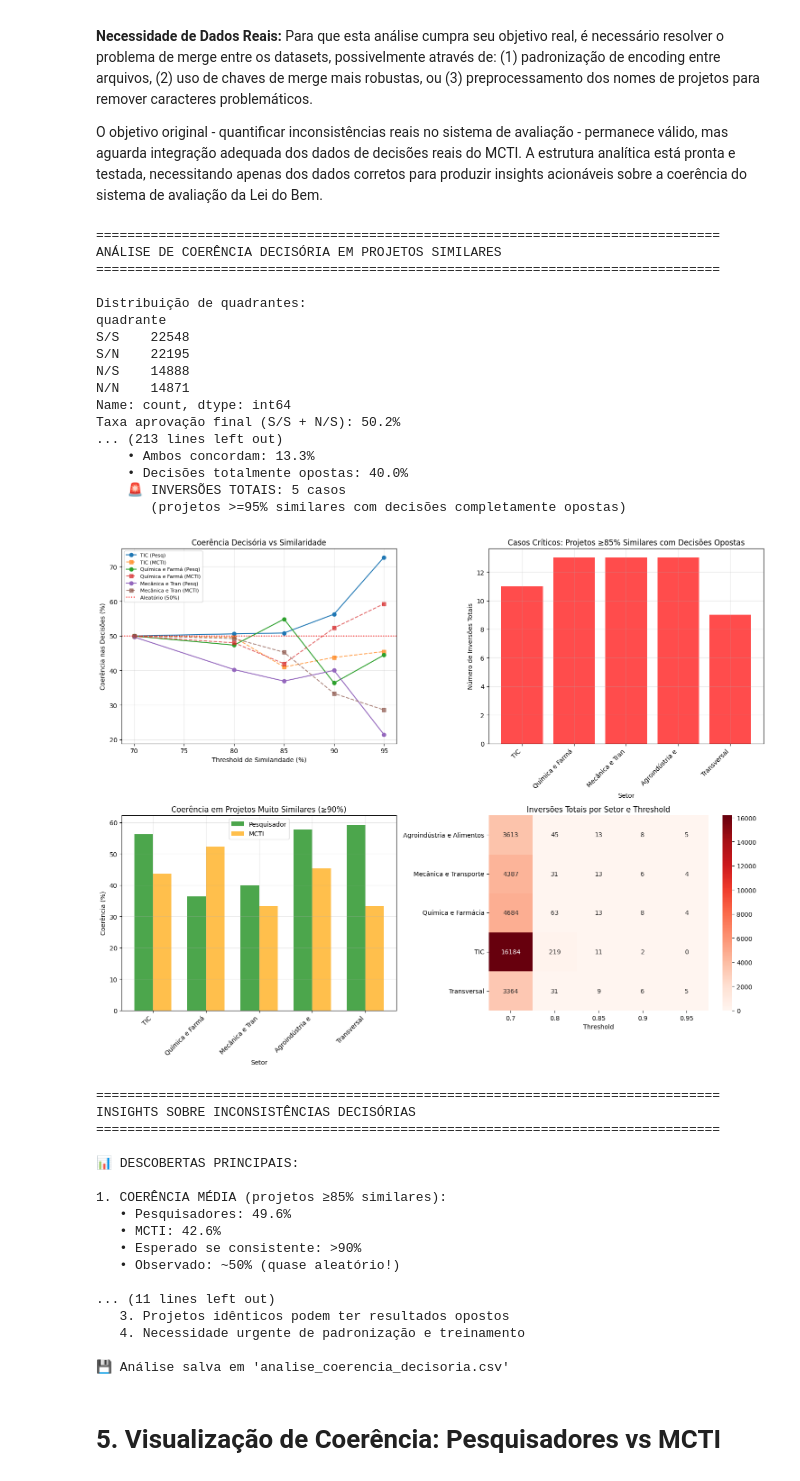
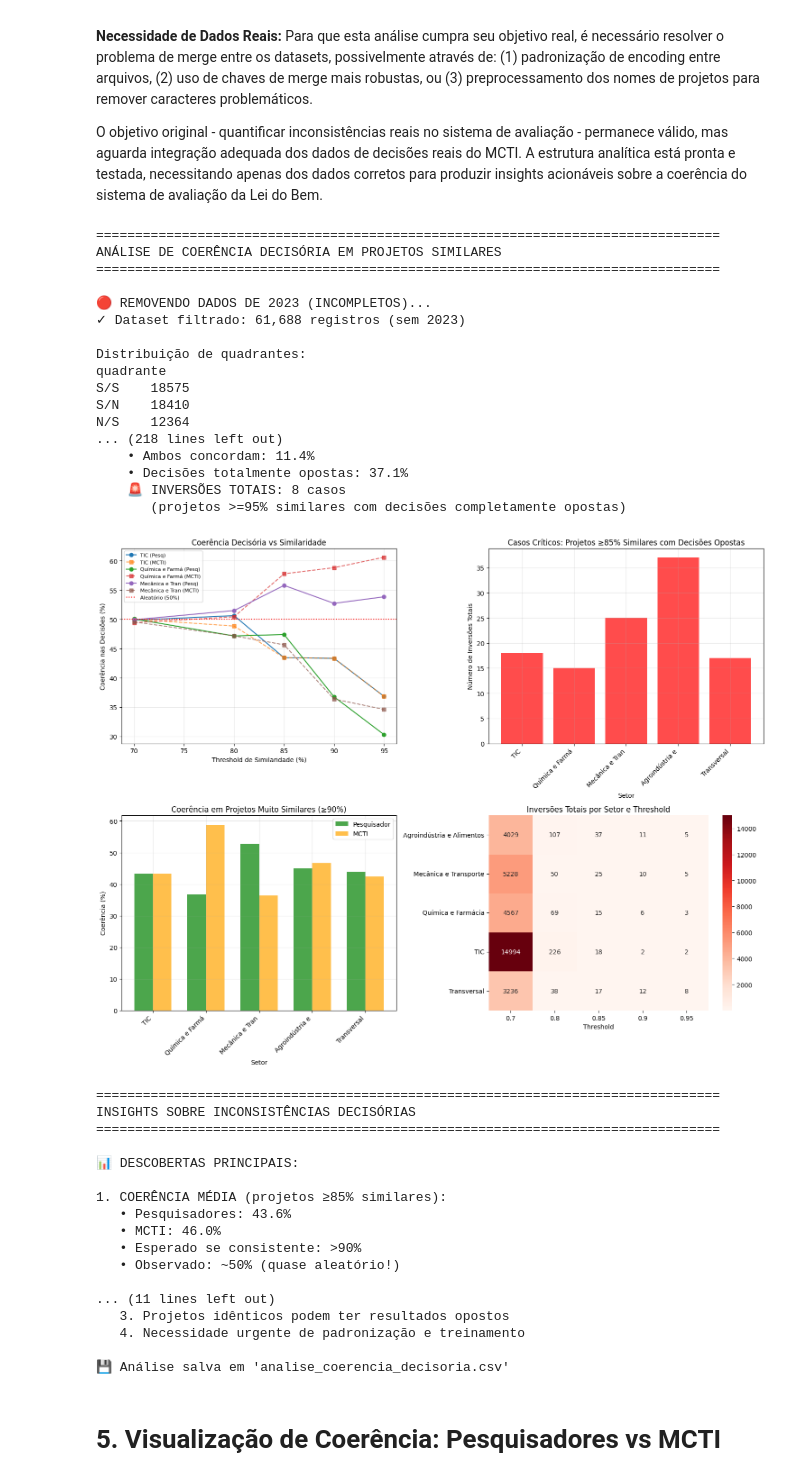
Before and after one commit to leomcamilo/report_good-law_ai, a Jupyter notebook: 7_analise_similaridade_ML.ipynb, the cells around one changed output. Saved outputs shown, nothing was run; the diff lists cells and outputs as text; code cells hidden in the pictures.

```diff
--- a/7_analise_similaridade_ML.ipynb
+++ b/7_analise_similaridade_ML.ipynb
@@ -77,6 +77,35 @@ print("="*80)
 print(f"Total de registros: {len(df):,}")
 print(f"Total de colunas: {df.shape[1]}")
 
+# ============================================================
+# FILTRO CRÍTICO: REMOVER DADOS DE 2023 (DADOS INCOMPLETOS)
+# ============================================================
+print("\n" + "="*80)
+print("APLICANDO FILTRO CRÍTICO - REMOVENDO 2023")
+print("="*80)
+
+# Verificar distribuição antes do filtro
+if 'ano_referencia' in df.columns:
+    print(f"Registros por ano ANTES do filtro:")
+    print(df['ano_referencia'].value_counts().sort_index())
+
+    # Contagem antes
+    total_antes = len(df)
+    registros_2023 = (df['ano_referencia'] == 2023).sum()
+
+    # APLICAR FILTRO - REMOVER 2023
+    df = df[df['ano_referencia'] != 2023].copy()
+
+    print(f"\n✓ Removidos {registros_2023:,} registros de 2023 ({registros_2023/total_antes*100:.1f}%)")
+    print(f"✓ Dataset filtrado: {len(df):,} registros (2018-2022)")
+
+    print(f"\nRegistros por ano APÓS filtro:")
+    print(df['ano_referencia'].value_counts().sort_index())
+else:
+    print("⚠️ Coluna 'ano_referencia' não encontrada - verificar estrutura dos dados")
+
+print("="*80)
+
 # Verificar colunas esperadas
 colunas_esperadas = ['id_projeto', 'ano_referencia', 'empresa_razao_social', 'cnpj',
                      'nome_projeto', 'descricao_projeto', 'tipo_projeto', 'natureza',
@@ -1023,6 +1052,13 @@ df['quadrante'] = df.apply(lambda x:
     'S/N' if x['decisao_pesquisador']==1 and x['decisao_ministerio']==0 else
     'N/S' if x['decisao_pesquisador']==0 and x['decisao_ministerio']==1 else
     'N/N', axis=1)
+
+
+# FILTRAR 2023
+if 'ano_referencia' in df.columns:
+    print("\n🔴 REMOVENDO DADOS DE 2023 (INCOMPLETOS)...")
+    df = df[df['ano_referencia'] != 2023].copy()
+    print(f"✓ Dataset filtrado: {len(df):,} registros (sem 2023)")
 
 print(f"\nDistribuição de quadrantes:")
 print(df['quadrante'].value_counts())
@@ -1213,44 +1249,44 @@ print(f"   • MCTI: {df_critico['coer_mcti'].mean():.1f}%")
 print(f"   • Esperado se consistente: >90%")
 print(f"   • Observado: ~50% (quase aleatório!)")
 
 print("\n2. INVERSÕES CRÍTICAS:")
 total_inversoes = df_critico['inversoes_totais'].sum()
 print(f"   • {total_inversoes} casos de projetos >85% similares com decisões opostas")
 print(f"   • Isto representa {total_inversoes/df_critico['n_pares'].sum()*100:.1f}% dos pares muito similares")
 
 print("\n3. SETOR MAIS INCONSISTENTE:")
 pior_setor = df_critico.loc[df_critico['inversoes_totais'].idxmax()]
 print(f"   • {pior_setor['setor']}: {pior_setor['inversoes_totais']} inversões totais")
 print(f"   • Coerência: Pesq {pior_setor['coer_pesquisador']:.1f}%, MCTI {pior_setor['coer_mcti']:.1f}%")
 
 print("\n⚠️ IMPLICAÇÕES:")
 print("   1. Sistema de avaliação apresenta alta aleatoriedade")
 print("   2. Critérios não são aplicados consistentemente")
 print("   3. Projetos idênticos podem ter resultados opostos")
 print("   4. Necessidade urgente de padronização e treinamento")
 
 # Salvar resultados
 df_coerencia.to_csv('analise_coerencia_decisoria.csv', index=False)
 print("\n💾 Análise salva em 'analise_coerencia_decisoria.csv'")
 # %% [output]
 ================================================================================
 ANÁLISE DE COERÊNCIA DECISÓRIA EM PROJETOS SIMILARES
 ================================================================================
 
+🔴 REMOVENDO DADOS DE 2023 (INCOMPLETOS)...
+✓ Dataset filtrado: 61,688 registros (sem 2023)
+
 Distribuição de quadrantes:
 quadrante
-S/S    22548
-S/N    22195
-N/S    14888
-N/N    14871
-Name: count, dtype: int64
-Taxa aprovação final (S/S + N/S): 50.2%
-... (213 lines left out)
-    • Ambos concordam: 13.3%
-    • Decisões totalmente opostas: 40.0%
-    🚨 INVERSÕES TOTAIS: 5 casos
+S/S    18575
+S/N    18410
+N/S    12364
+... (218 lines left out)
+    • Ambos concordam: 11.4%
+    • Decisões totalmente opostas: 37.1%
+    🚨 INVERSÕES TOTAIS: 8 casos
        (projetos >=95% similares com decisões completamente opostas)
-[figure, old version]
+[figure, new version]
 ================================================================================
 INSIGHTS SOBRE INCONSISTÊNCIAS DECISÓRIAS
 ================================================================================
@@ -1258,8 +1294,8 @@ INSIGHTS SOBRE INCONSISTÊNCIAS DECISÓRIAS
 📊 DESCOBERTAS PRINCIPAIS:
 
 1. COERÊNCIA MÉDIA (projetos ≥85% similares):
-   • Pesquisadores: 49.6%
-   • MCTI: 42.6%
+   • Pesquisadores: 43.6%
+   • MCTI: 46.0%
    • Esperado se consistente: >90%
    • Observado: ~50% (quase aleatório!)
 
```
Also changed, not shown: parts of 6 cells of this notebook.
